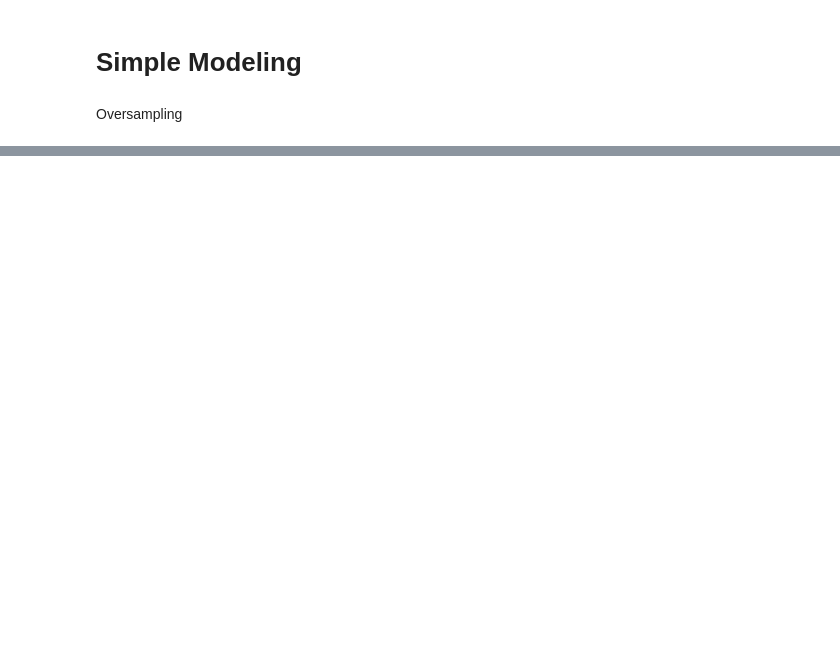
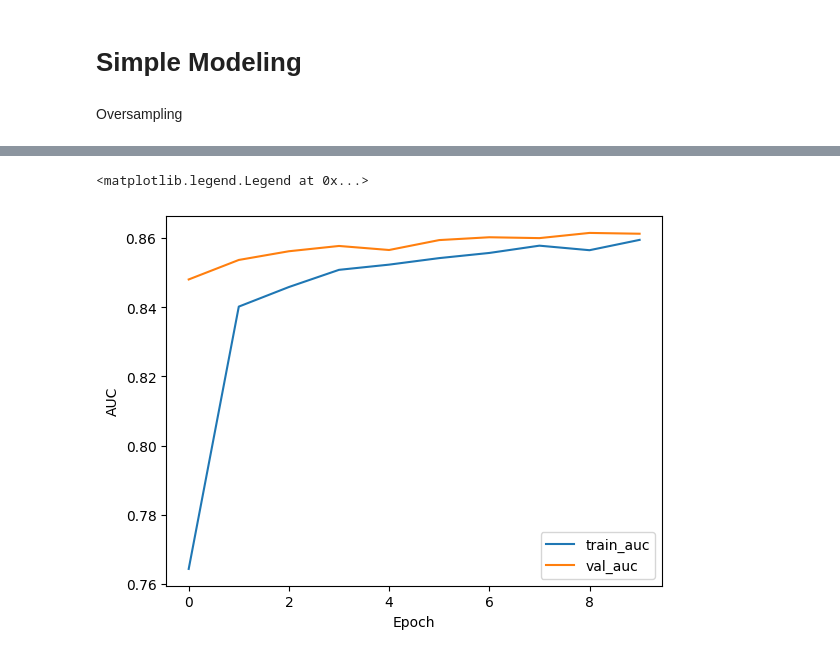
Before and after one commit to Mingtaros/CARES_Analytics, a Jupyter notebook: notebooks/Try_Following_Paper.ipynb, the cells around one changed output, grey strips where cells are left out. Cells and saved outputs as stored; diff of their text form; code cells hidden in the pictures; blank space fills up the shorter version.

```diff
--- a/notebooks/Try_Following_Paper.ipynb
+++ b/notebooks/Try_Following_Paper.ipynb
@@ -190,3 +195,9 @@ from tensorflow.keras.layers import Dense, Dropout
 # %%
 model = Sequential()
-model.add(Dense(32, ))
+model.add(Input((X.shape[1],)))
+model.add(Dense(32, activation='relu'))
+model.add(Dense(16, activation='relu'))
+model.add(Dropout(0.2))
+model.add(Dense(1, activation='sigmoid'))
+# %%
+model.compile("adam", "binary_crossentropy", metrics=["f1_score", "auc"])
@@ -192,0 +222,2 @@ model.add(Dense(32, ))
+# %%
+history = model.fit(x_train, y_train, epochs=10, batch_size=32, validation_data=(x_test, y_test))
@@ -192,0 +245,9 @@ model.add(Dense(32, ))
+# %%
+plt.plot(history.history["auc"], label="train_auc")
+plt.plot(history.history["val_auc"], label="val_auc")
+plt.xlabel("Epoch")
+plt.ylabel("AUC")
+plt.legend()
+# %% [output]
+<matplotlib.legend.Legend at 0x...>
+[figure, added]
```
Also changed, not shown: parts of 16 cells of this notebook, 1 other file.
